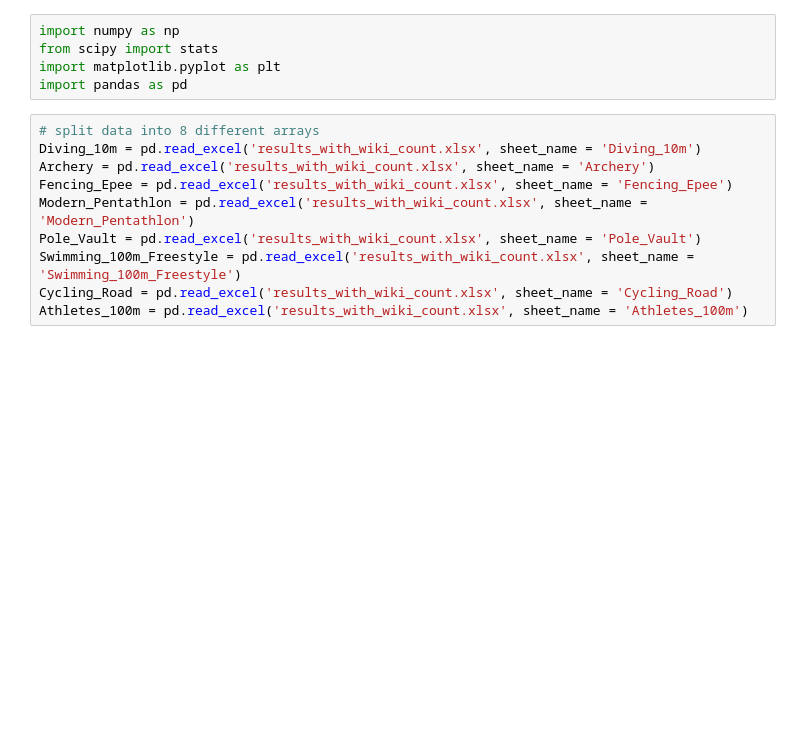
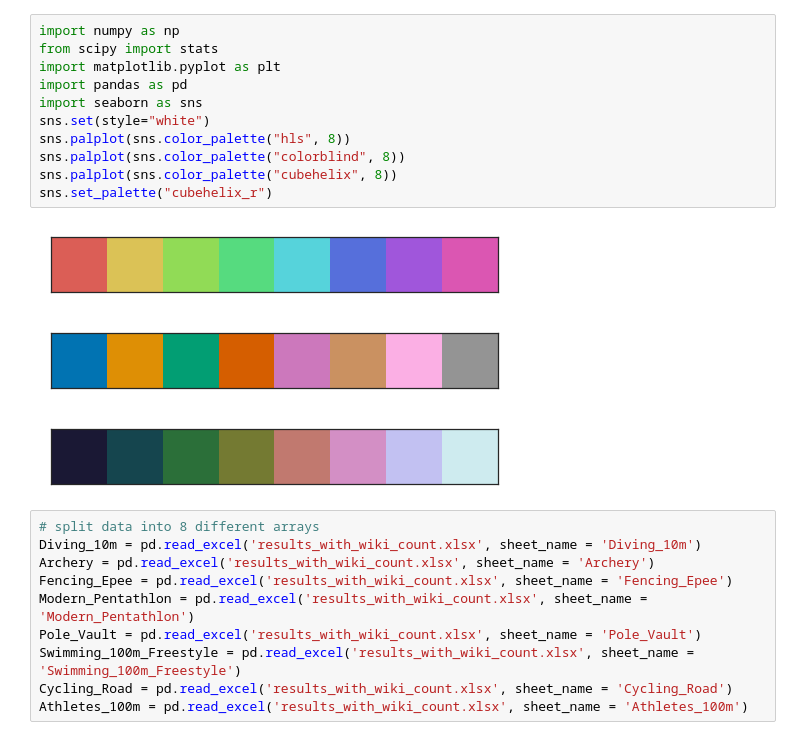
Before and after one commit to Tumbraegel/data-science-project, a Jupyter notebook: Get_Wiki_Count/Data_Analysis.ipynb, the cells around one changed output. Drawn from its saved outputs; the diff is of its cells as text; blank space fills up the shorter version.

```diff
--- a/Get_Wiki_Count/Data_Analysis.ipynb
+++ b/Get_Wiki_Count/Data_Analysis.ipynb
@@ -1,8 +1,18 @@
 # %%
 import numpy as np
 from scipy import stats
 import matplotlib.pyplot as plt
 import pandas as pd
+import seaborn as sns
+sns.set(style="white")
+sns.palplot(sns.color_palette("hls", 8))
+sns.palplot(sns.color_palette("colorblind", 8))
+sns.palplot(sns.color_palette("cubehelix", 8))
+sns.set_palette("cubehelix_r")
+# %% [output]
+[figure, added]
+[figure, added]
+[figure, added]
 # %%
 # split data into 8 different arrays
 Diving_10m = pd.read_excel('results_with_wiki_count.xlsx', sheet_name = 'Diving_10m')
```
Also changed, not shown: parts of 24 cells of this notebook.
